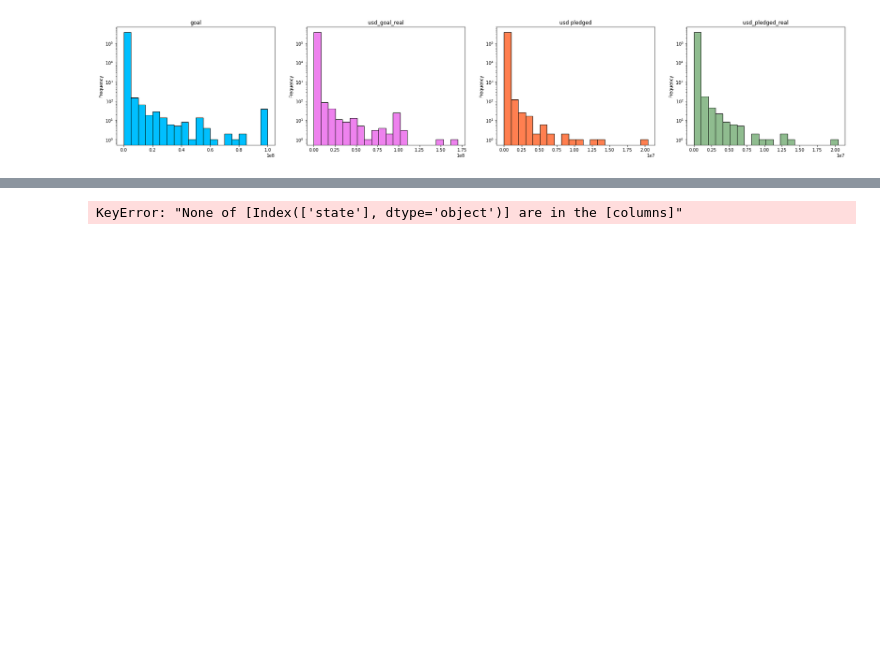
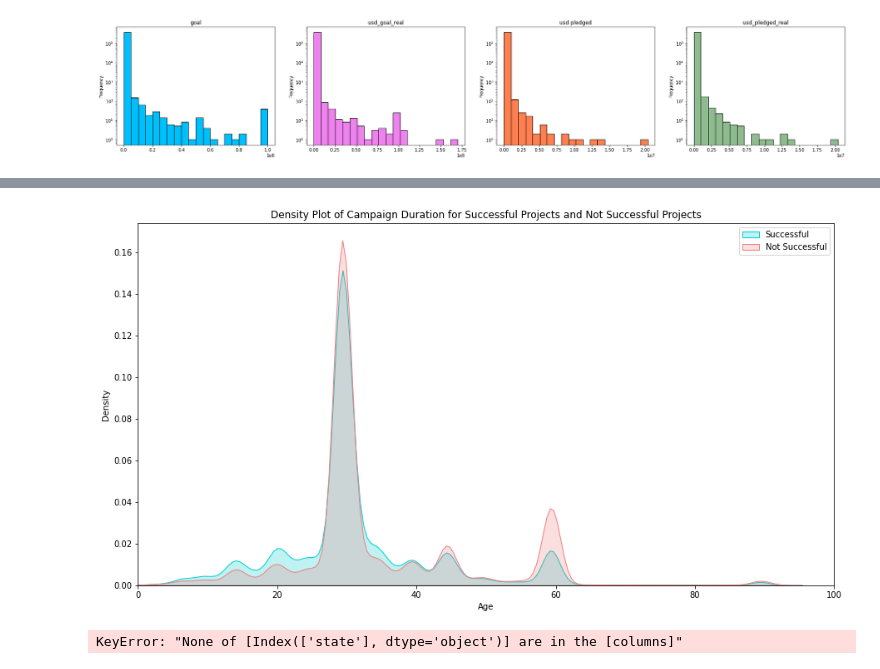
Before and after one commit to alexanderameye/machine-learning, a Jupyter notebook: project/data/notebook.ipynb, the cells around one changed output, grey strips where cells are left out. Cells and saved outputs as stored; diff of their text form; code cells hidden in the pictures; blank space fills up the shorter version.

```diff
--- a/project/data/notebook.ipynb
+++ b/project/data/notebook.ipynb
@@ -122,25 +124,3 @@ data['usd_pledged_real'].plot(kind='hist', bins=20, color='darkseagreen', edgeco
 plt.show()
 # %% [output]
 [figure]
-# %%
-# convert variables to be numeric
-data.replace({'male': 1, 'female': 0}, inplace=True)
-
-# create new features
-data['namelength'] = data.apply(lambda row: int(row['name'].str.len()), axis=1)
-
-#data['relatives'] = data.apply (lambda row: int((row['sibsp'] + row['parch']) > 0), axis=1)
-
-# keep only certain columns and drop records with null values
-# here we removed the rows/records that had null value for the project name
-# note! make changes, run the cells above first, because otherwise we're working with a modified data set already
-data = data[['name', 'main_category','currency','deadline','goal','launched', 'country', 'state']].dropna()
-print(data.isnull().sum())
-
-
-
-# replace data
-#data.replace('?', np.nan, inplace= True)
-
-# change data type
-#data = data.astype({"usd_goal_real": np.float64})
@@ -149,3 +188,16 @@ AttributeError: 'str' object has no attribute 'str'
+# %%
+plt.figure(figsize=(15,8))
+ax = sns.kdeplot(data['duration'][data.state == "successful"], color="darkturquoise", shade=True)
+sns.kdeplot(data['duration'][data.state == "failed"], color="lightcoral", shade=True)
+plt.legend(['Successful', 'Not Successful'])
+plt.title('Density Plot of Campaign Duration for Successful Projects and Not Successful Projects')
+ax.set(xlabel='Age')
+
+# maximum project duration is 92 days
+plt.xlim(0,100)
+plt.show()
+# %% [output]
+[figure, added]
 # %%
 # find correlations
 data.corr().abs()[['state']]
```
Also changed, not shown: parts of 3 cells of this notebook, 1 other file.
